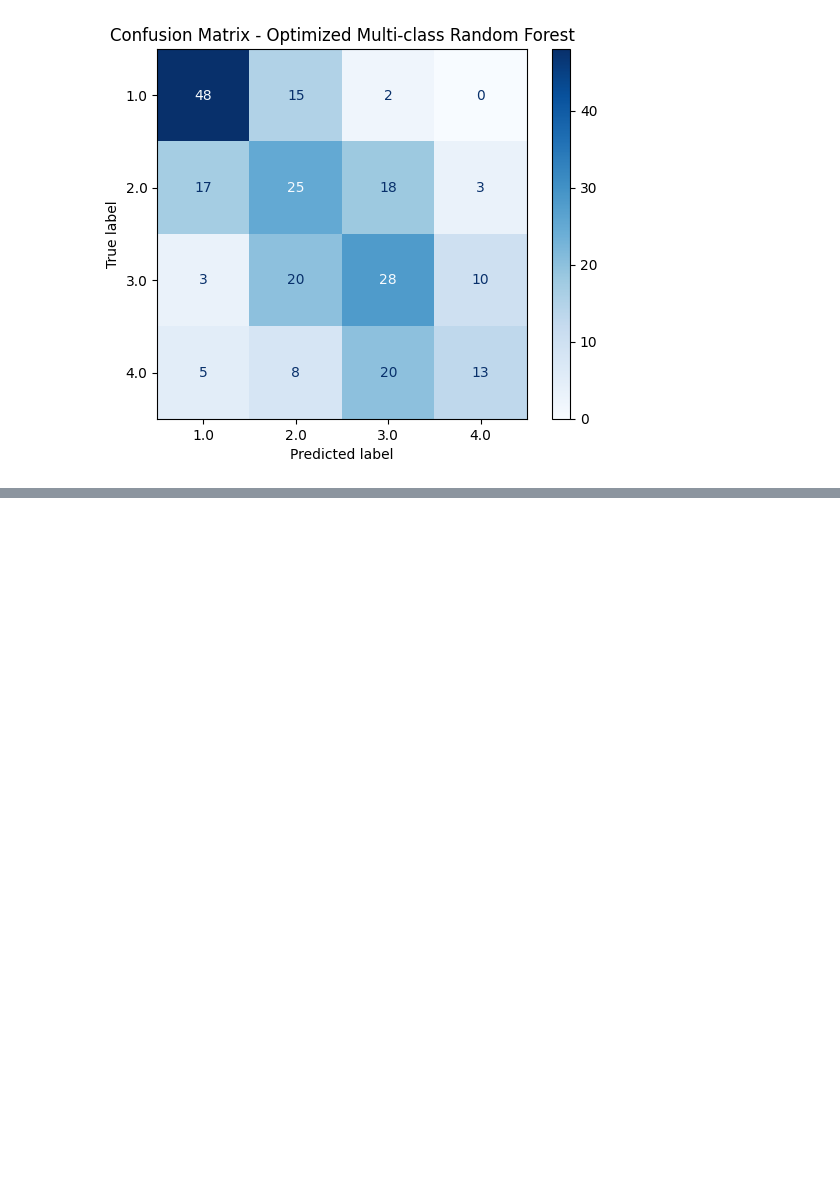
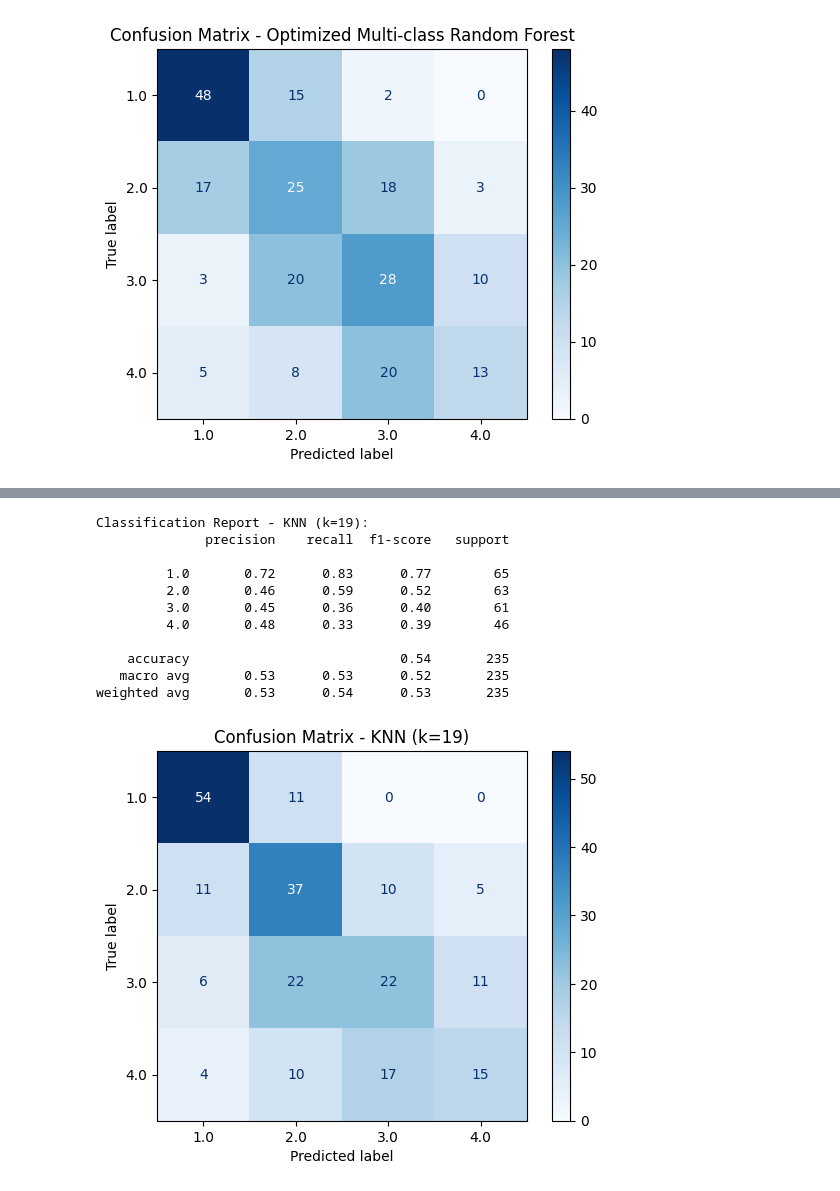
Before and after one commit to NandiniKodali988/F1-Through-Data, a Jupyter notebook: technical-details/supervised-learning/main.ipynb, the cells around one changed output, grey strips where cells are left out. Cells and saved outputs as stored; diff of their text form; code cells hidden in the pictures; blank space fills up the shorter version.

Commit message:
multiclass classification complete

```diff
--- a/technical-details/supervised-learning/main.ipynb
+++ b/technical-details/supervised-learning/main.ipynb
@@ -431,0 +473,31 @@ weighted avg       0.49      0.49      0.48       235
+# %%
+# Initialize KNN with k=19
+knn = KNeighborsClassifier(n_neighbors=19)
+
+# Train the model
+knn.fit(X_train, y_train)
+
+# Predict on the test set
+y_pred = knn.predict(X_test)
+
+# Evaluate Performance
+print("Classification Report - KNN (k=19):")
+print(classification_report(y_test, y_pred))
+
+# Plot Confusion Matrix
+ConfusionMatrixDisplay.from_estimator(knn, X_test, y_test, cmap="Blues")
+plt.title("Confusion Matrix - KNN (k=19)")
+plt.show()
+# %% [output]
+Classification Report - KNN (k=19):
+              precision    recall  f1-score   support
+
+         1.0       0.72      0.83      0.77        65
+         2.0       0.46      0.59      0.52        63
+         3.0       0.45      0.36      0.40        61
+         4.0       0.48      0.33      0.39        46
+
+    accuracy                           0.54       235
+   macro avg       0.53      0.53      0.52       235
+weighted avg       0.53      0.54      0.53       235
+[figure, added]
```
Also changed, not shown: parts of 4 cells of this notebook, 4 other files.
